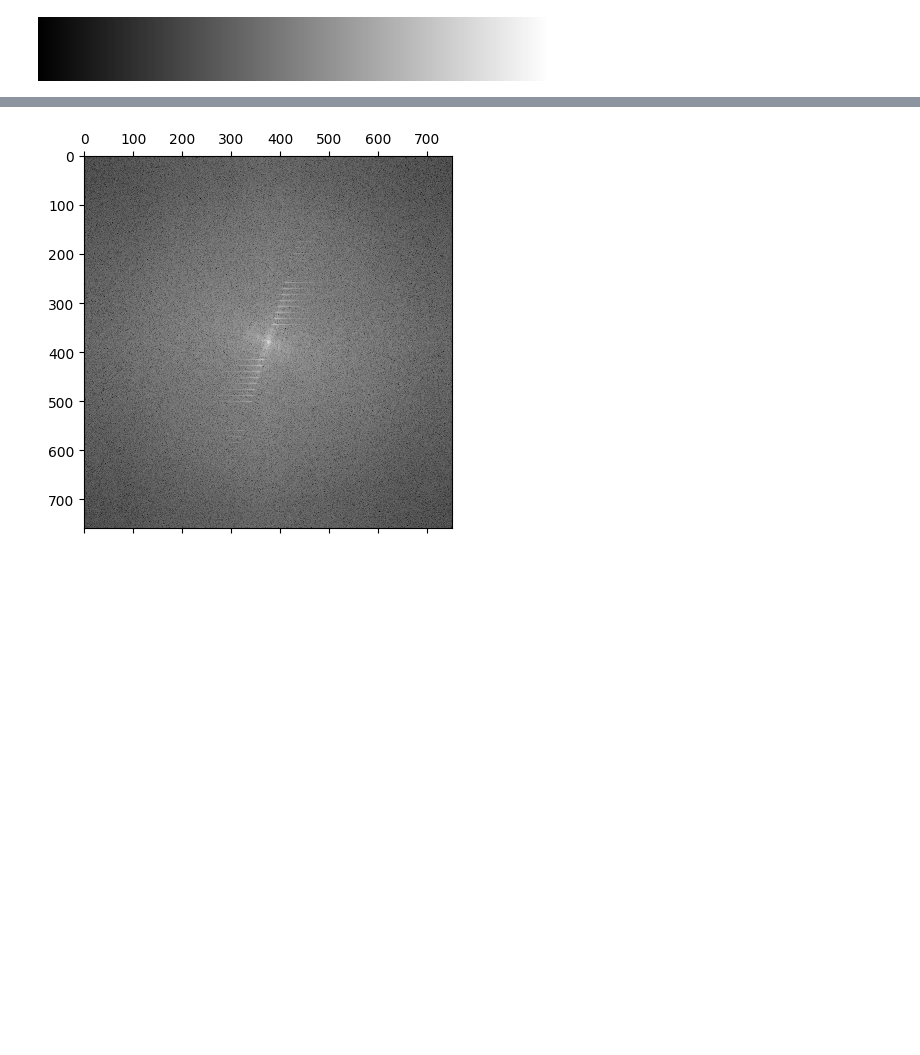
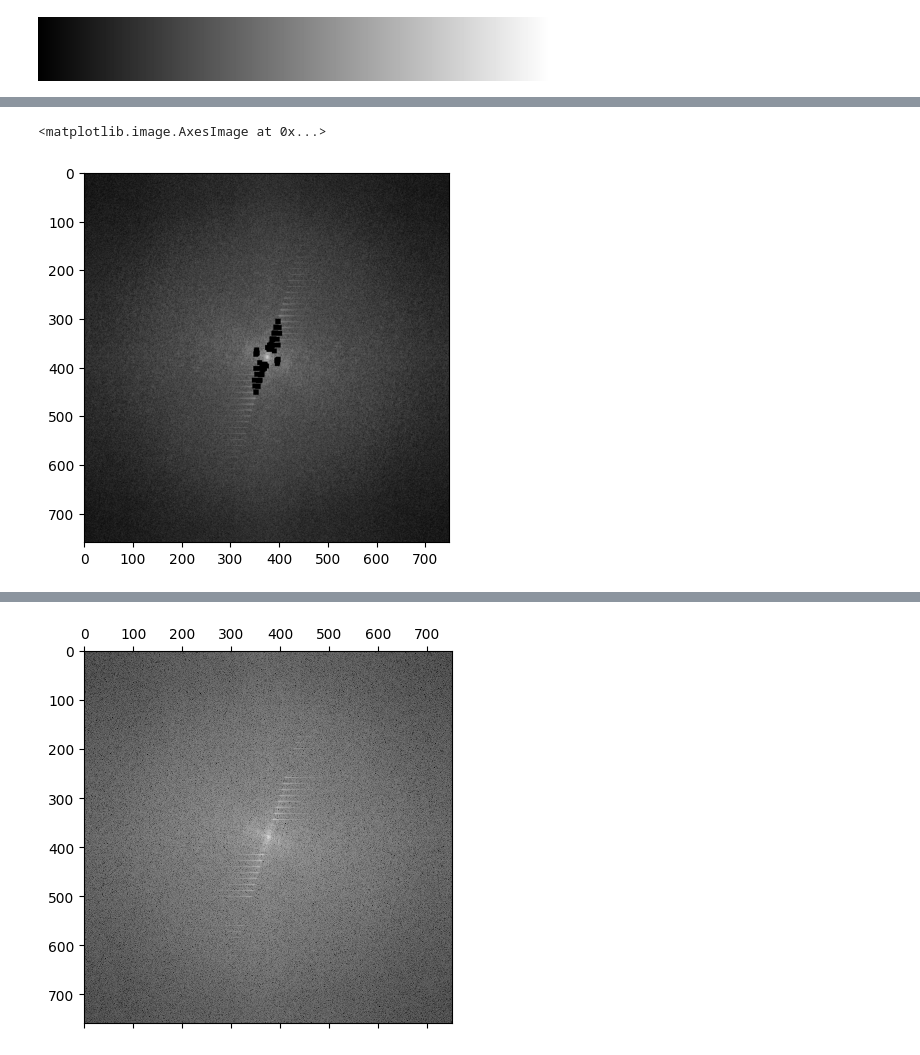
Before and after one commit to JessiDaniL/metodos2_grupo1, a Jupyter notebook: Talleres/Taller_2/Punto3b.ipynb, the cells around one changed output, grey strips where cells are left out. Saved outputs shown, nothing was run; the diff lists cells and outputs as text; code cells hidden in the pictures; blank space fills up the shorter version.

```diff
--- a/Talleres/Taller_2/Punto3b.ipynb
+++ b/Talleres/Taller_2/Punto3b.ipynb
@@ -38,0 +51,38 @@ cmap
+# %%
+def filtrar_gato(altura=altura_g,ancho = ancho_g, magnitud = magnitud_logaritmo_gato, transformada = transformada_movida_gato):
+
+    r= 15
+
+    centro_y = altura// 2
+    centro_x = ancho // 2
+
+    indices_puntos_brillantes = np.argwhere(magnitud > (np.max(magnitud)*0.55))
+
+    indices_sin_centro = []
+
+    for (h,a) in indices_puntos_brillantes:
+
+        if not (((centro_y-r) < h < (centro_y+r)) and ((centro_x-r) < a < (centro_x+r))):
+
+            if not ((365<h<390) and (360<a<380)):
+
+                indices_sin_centro.append((h,a))
+
+    copia_transformada = transformada.copy()
+
+    for (h,a) in indices_sin_centro:
+
+        copia_transformada[h-5:h+5,a-5:a+5] = 0
+
+    magnitud_copia = np.abs(copia_transformada)
+
+    magnitud_log = np.log1p(magnitud_copia)
+
+    return magnitud_log,copia_transformada
+# %%
+magnitud_log,copia_transformada = filtrar_gato()
+
+plt.imshow(magnitud_log,cmap = cmap)
+# %% [output]
+<matplotlib.image.AxesImage at 0x...>
+[figure, added]
```
Also changed, not shown: parts of 6 cells of this notebook.
